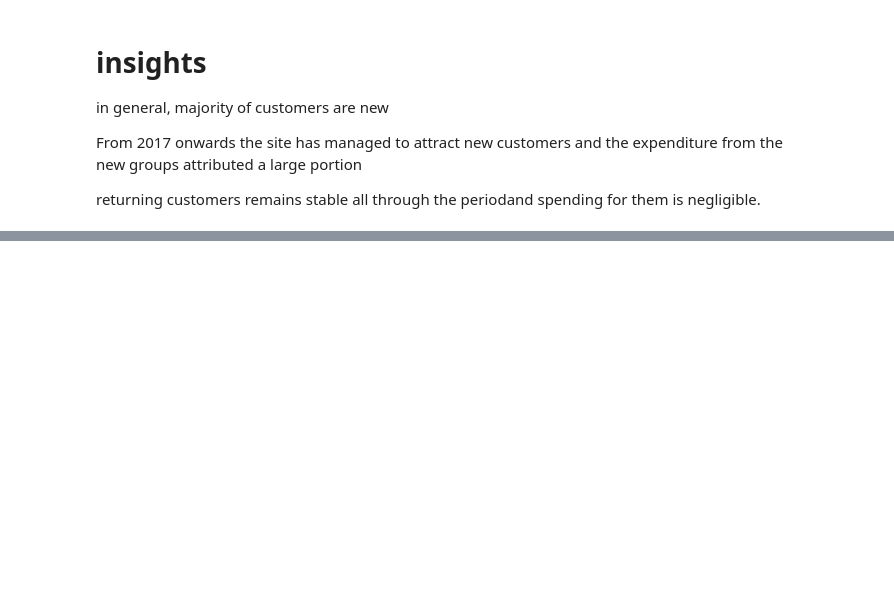
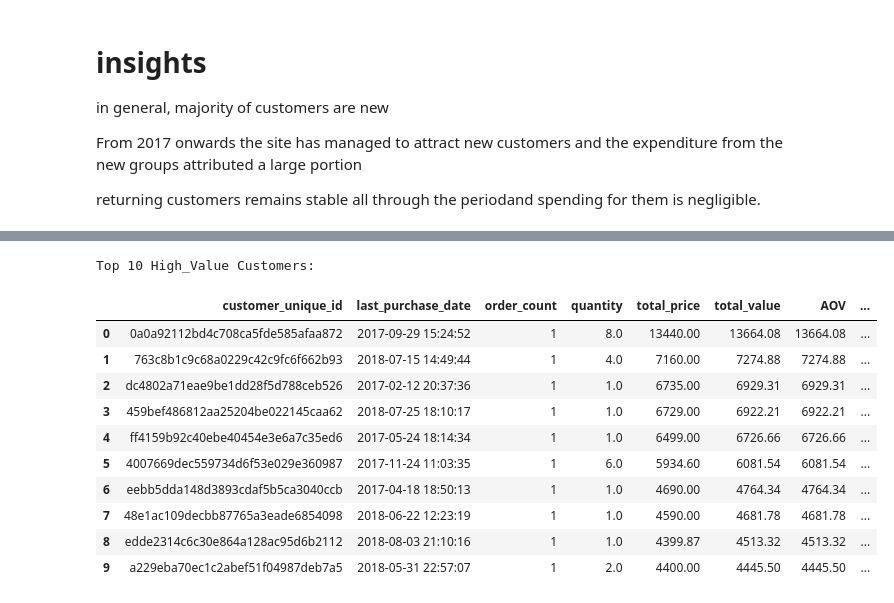
Before and after one commit to Cyrusz55/E_Commerce_Customer_Behavior_Analysis, a Jupyter notebook: book1.ipynb, the cells around one changed output, grey strips where cells are left out. Drawn from its saved outputs; the diff is of its cells as text; code cells hidden in the pictures; blank space fills up the shorter version.

```diff
--- a/book1.ipynb
+++ b/book1.ipynb
@@ -614,3 +619,20 @@ in general, majority of customers are new
 From 2017 onwards the site has managed to attract new customers and the expenditure from the new groups attributed a large portion
 
 returning customers remains stable all through the periodand spending for them is negligible.
+# %%
+# lets calculate customers lifetime value
+data_orders = (
+    data_timeseries
+    .groupby("customer_unique_id")
+    .agg(
+        last_purchase_date=("order_purchase_timestamp", "max"),
+        order_count = ("order_id", "nunique"),
+        quantity=("product_counts", "sum"),
+        total_price=("total_price", "sum"),
+        total_value=("total_value", "sum")
+    )
+    .sort_values(by="order_count", ascending=False)
+    .reset_index()
+)
+
+data_orders.head()
@@ -616,0 +646,47 @@ returning customers remains stable all through the periodand spending for them i
+# %%
+# lets calculate average order value for each customer
+data_orders["AOV"] = data_orders["total_value"]/ data_orders["order_count"]
+
+purchase_freq = data_orders["order_count"].sum() / len(data_orders)
+
+repeat_rate = data_orders[data_orders["order_count"] > 1].shape[0] / data_orders.shape[0]
+
+# calculate churn rate: proportion of the customer who did not make a repeat purchase.
+churn_rate = 1 - repeat_rate
+
+# estimate profit margin(assume 10% profit on total price)
+data_orders["profit_margin"] = data_orders["total_price"] * 0.1
+
+
+# Calculating customer Lifetime value (CLV)
+# CLV = (AOV * purchase frequency) / churn_rate x 100
+data_orders["CLV"] = (data_orders["AOV"] * purchase_freq) / churn_rate * 100
+
+q33 = data_orders["CLV"].quantile(0.33)
+q66 = data_orders["CLV"].quantile(0.66)
+
+def clv_segment(x):
+    if x <= q33:
+        return "Low value"
+    elif x <= q66:
+        return "medium Value"
+    else:
+        return "High Value"
+
+data_orders["CLV_Segment"] = data_orders["CLV"].apply(clv_segment)
+
+print("Top 10 High_Value Customers: ")
+display(data_orders.sort_values(by="CLV", ascending = False).reset_index(drop = True).head(10))
+# %% [output]
+Top 10 High_Value Customers:
+|  | customer_unique_id | last_purchase_date | order_count | quantity | total_price | total_value | AOV | ... |
+| 0 | 0a0a92112bd4c708ca5fde585afaa872 | 2017-09-29 15:24:52 | 1 | 8.0 | 13440.00 | 13664.08 | 13664.08 | ... |
+| 1 | 763c8b1c9c68a0229c42c9fc6f662b93 | 2018-07-15 14:49:44 | 1 | 4.0 | 7160.00 | 7274.88 | 7274.88 | ... |
+| 2 | dc4802a71eae9be1dd28f5d788ceb526 | 2017-02-12 20:37:36 | 1 | 1.0 | 6735.00 | 6929.31 | 6929.31 | ... |
+| 3 | 459bef486812aa25204be022145caa62 | 2018-07-25 18:10:17 | 1 | 1.0 | 6729.00 | 6922.21 | 6922.21 | ... |
+| 4 | ff4159b92c40ebe40454e3e6a7c35ed6 | 2017-05-24 18:14:34 | 1 | 1.0 | 6499.00 | 6726.66 | 6726.66 | ... |
+| 5 | 4007669dec559734d6f53e029e360987 | 2017-11-24 11:03:35 | 1 | 6.0 | 5934.60 | 6081.54 | 6081.54 | ... |
+| 6 | eebb5dda148d3893cdaf5b5ca3040ccb | 2017-04-18 18:50:13 | 1 | 1.0 | 4690.00 | 4764.34 | 4764.34 | ... |
+| 7 | 48e1ac109decbb87765a3eade6854098 | 2018-06-22 12:23:19 | 1 | 1.0 | 4590.00 | 4681.78 | 4681.78 | ... |
+| 8 | edde2314c6c30e864a128ac95d6b2112 | 2018-08-03 21:10:16 | 1 | 1.0 | 4399.87 | 4513.32 | 4513.32 | ... |
+| 9 | a229eba70ec1c2abef51f04987deb7a5 | 2018-05-31 22:57:07 | 1 | 2.0 | 4400.00 | 4445.50 | 4445.50 | ... |
```
Also changed, not shown: parts of 6 cells of this notebook, 5 other files.
